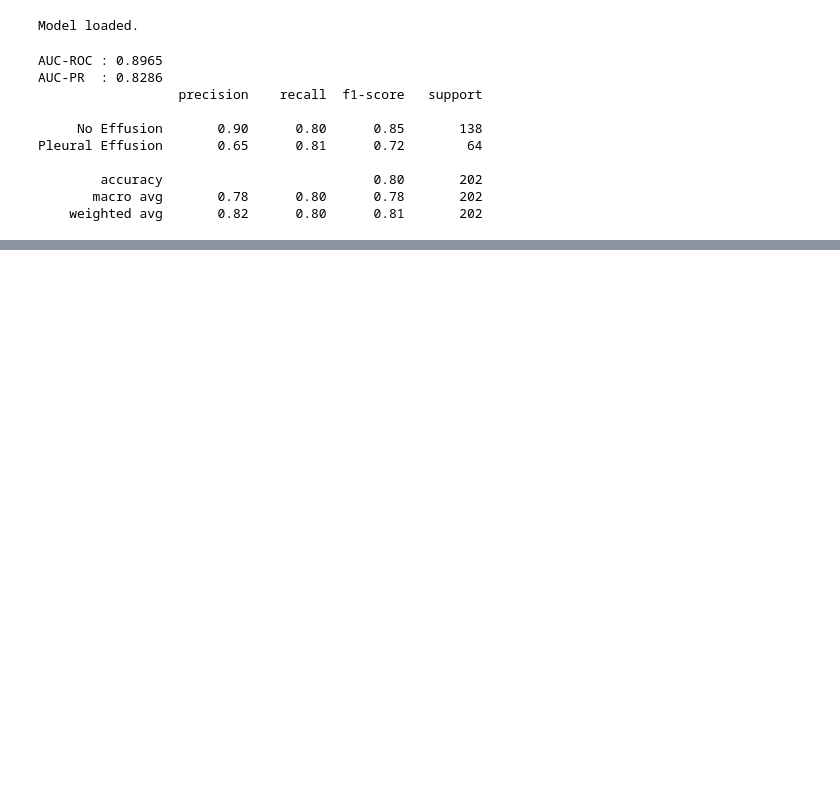
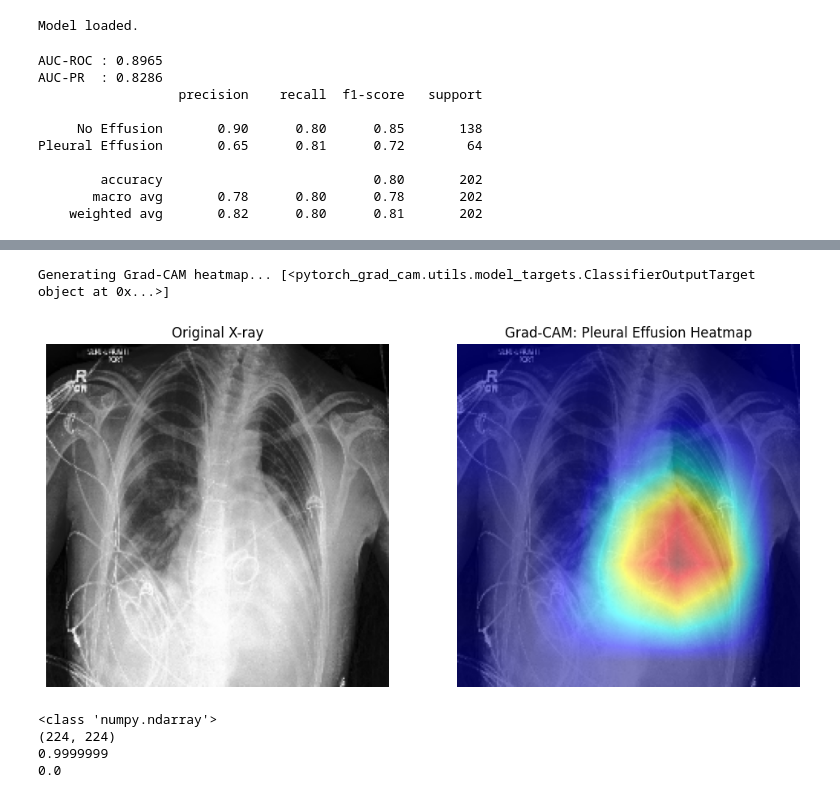
Before and after one commit to Liuian/UU_Explainable_AI_Group_Project, a Jupyter notebook: project2/main.ipynb, the cells around one changed output, grey strips where cells are left out. Cells and saved outputs as stored; diff of their text form; code cells hidden in the pictures; blank space fills up the shorter version.

```diff
--- a/project2/main.ipynb
+++ b/project2/main.ipynb
@@ -686,7 +686,7 @@ optimizer = optim.Adam(model.parameters(), lr=0.001)
 
 # --- Training and Validation Functions ---
 
-def train_model(model, train_loader, validation_loader, epochs=30):
+def train_model(model, train_loader, validation_loader, epochs=10):
     print(f"Starting Training for {epochs} epochs...")
     for epoch in range(epochs):
         model.train()
@@ -735,5 +735,5 @@ def validate_model(model, loader, mode="Validation"):
     return auc
 
 # Start Training
-train_model(model, train_loader, validation_loader, epochs=30)
+train_model(model, train_loader, validation_loader, epochs=10)
 # %% [output]
@@ -943,0 +990,63 @@ Sensitivity: 0.8125 | Specificity: 0.7971
+# %%
+# Saliency Maps with Grad-CAM
+
+from pytorch_grad_cam import GradCAM
+from pytorch_grad_cam.utils.model_targets import ClassifierOutputTarget
+from pytorch_grad_cam.utils.image import show_cam_on_image
+import matplotlib.pyplot as plt
+import numpy as np
+
+# Define the target layer (Last conv layer of ResNet18)
+target_layers = [model.layer4[-1]]
+
+# Initialize Grad-CAM
+cam = GradCAM(model=model, target_layers=target_layers)
+
+# Get a sample image from your validation loader
+images, labels = next(iter(validation_loader)) # Grabs a single batch from your data loader
+input_tensor = images[0:1].to(device) # Shape [1, 1, 224, 224] [Batch, Channels, Height, Width] Slices the first image while keeping it 4D
+
+# Generate the CAM mask
+# We target class 0 because output is a single logit Pleural Effusion
+targets = [ClassifierOutputTarget(0)]
+
+print("Generating Grad-CAM heatmap...", targets)
+
+grayscale_cam = cam(input_tensor=input_tensor, targets=targets)
+grayscale_cam = grayscale_cam[0, :] # Get the first image in batch
+
+# Prepare the background image for overlay
+# Grad-CAM helper needs an RGB image in range [0, 1]
+# We convert  1-channel grayscale X-ray to 3-channel RGB
+img_np = input_tensor.cpu().squeeze().numpy()
+img_min, img_max = img_np.min(), img_np.max()
+img_normalized = (img_np - img_min) / (img_max - img_min) #normalize to [0, 1]
+rgb_img = np.stack([img_normalized]*3, axis=-1) #Since X-rays are 1-channel (gray) and heatmaps are 3-channel (color), we triple the grayscale image so it can be layered with color.
+
+# Overlay the heatmap onto the X-ray
+visualization = show_cam_on_image(rgb_img, grayscale_cam, use_rgb=True)
+
+# Display the results
+plt.figure(figsize=(12, 6))
+plt.subplot(1, 2, 1)
+plt.imshow(img_np, cmap='gray')
+plt.title("Original X-ray")
+plt.axis('off')
+
+plt.subplot(1, 2, 2)
+plt.imshow(visualization)
+plt.title("Grad-CAM: Pleural Effusion Heatmap")
+plt.axis('off')
+plt.show()
+
+print(type(grayscale_cam))   # Should be <class 'numpy.ndarray'>
+print(grayscale_cam.shape)   # Should be (1, 224, 224)
+print(grayscale_cam.max())   # Should be close to 1.0 (The "hottest" spot)
+print(grayscale_cam.min())
+# %% [output]
+Generating Grad-CAM heatmap... [<pytorch_grad_cam.utils.model_targets.ClassifierOutputTarget object at 0x...>]
+[figure, added]
+<class 'numpy.ndarray'>
+(224, 224)
+0.9999999
+0.0
```
Also changed, not shown: parts of 13 cells of this notebook.
